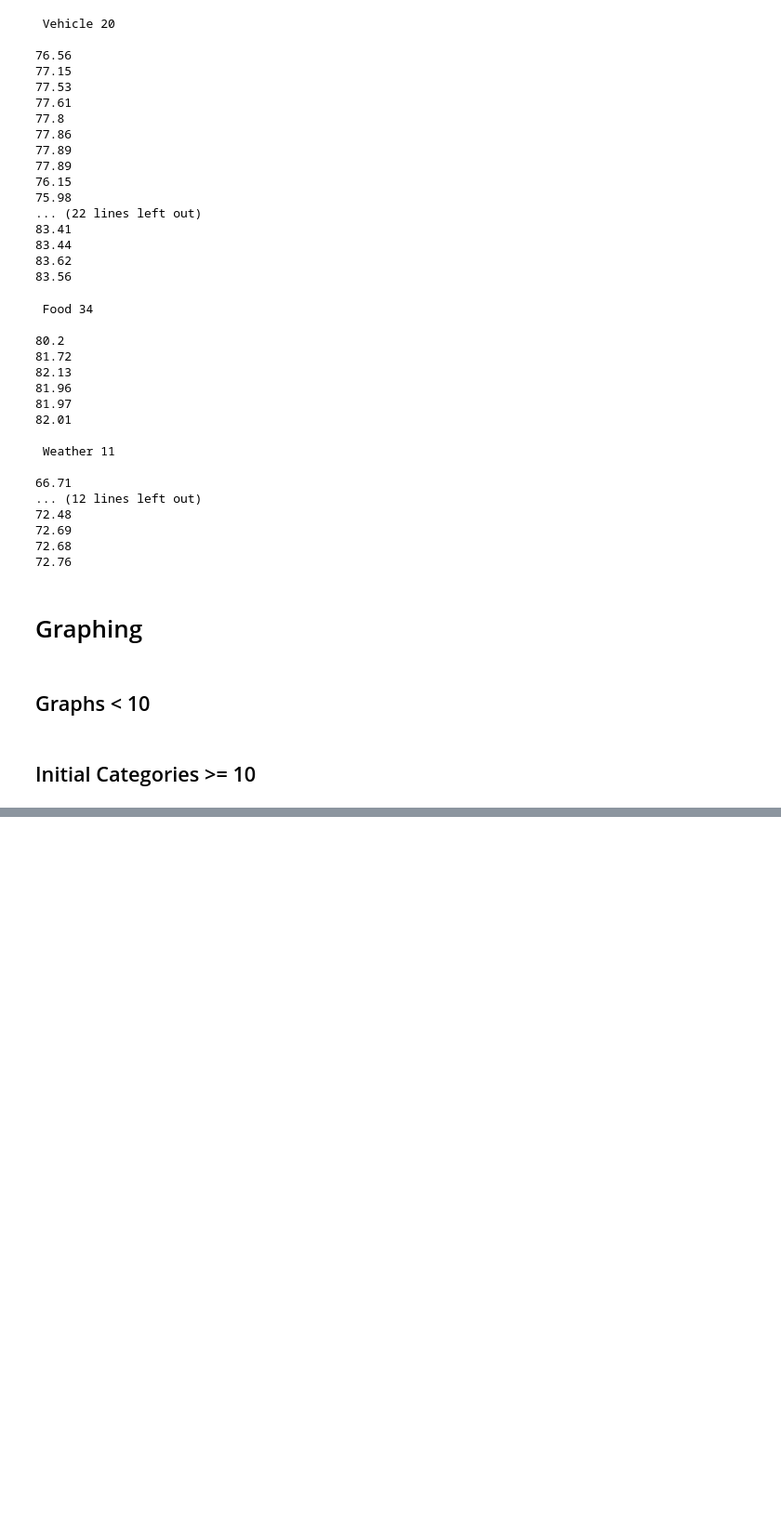
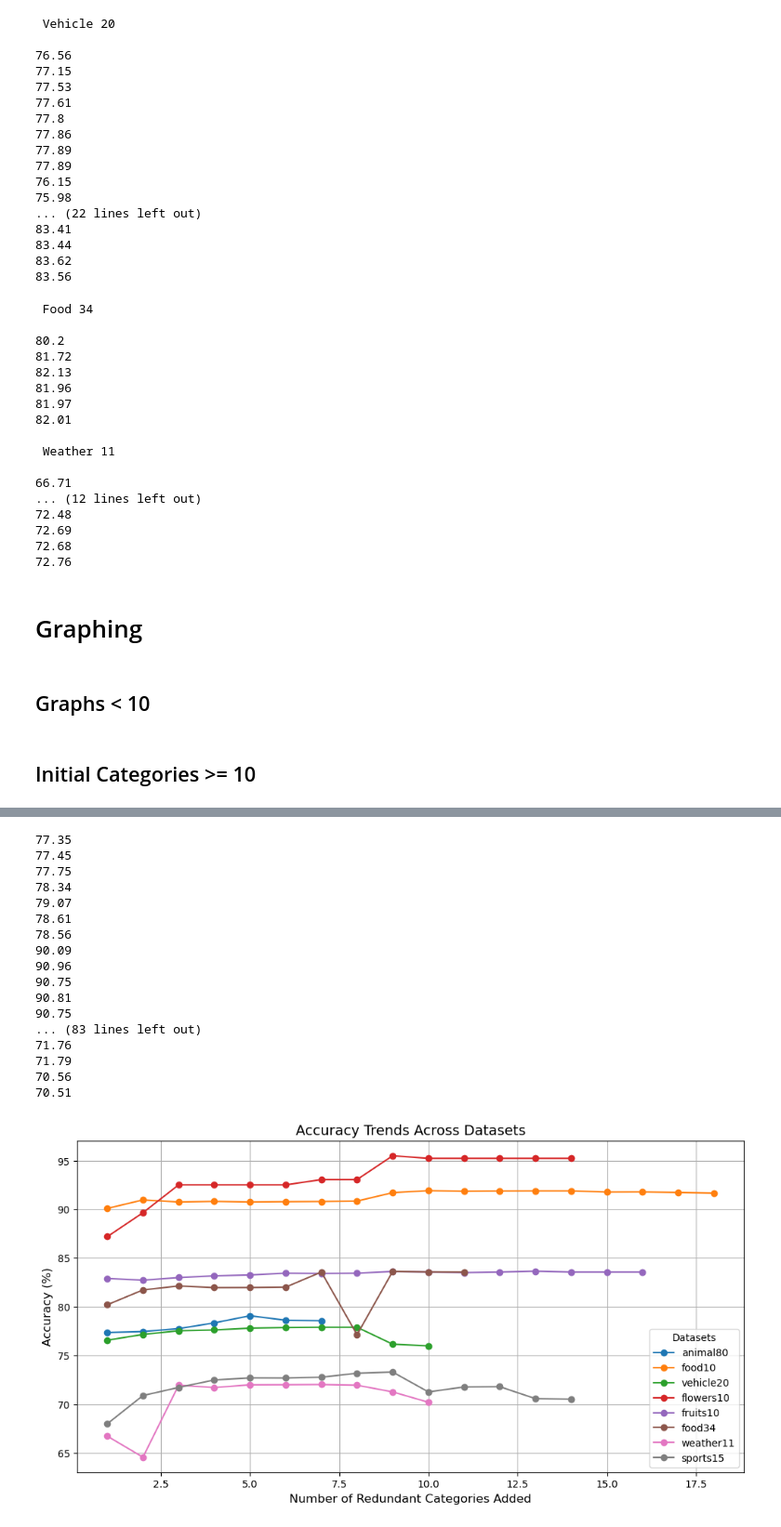
Before and after one commit to anthony-lamelas/CLIP_category_singularity, a Jupyter notebook: Tested_Datasets_and_Graphing/Analysis_Without_ImagePicture_Of.ipynb, the cells around one changed output, grey strips where cells are left out. Shown at 93% size. Saved outputs shown, nothing was run; the diff lists cells and outputs as text; code cells hidden in the pictures; blank space fills up the shorter version.

```diff
--- a/Tested_Datasets_and_Graphing/Analysis_Without_ImagePicture_Of.ipynb
+++ b/Tested_Datasets_and_Graphing/Analysis_Without_ImagePicture_Of.ipynb
@@ -4374,0 +4373,79 @@ plt.show()
+# %%
+import matplotlib.pyplot as plt
+
+iterations = list(range(1, 19))  # Define a larger range to cover all possible lengths
+
+datasets = {
+    "animal80": [aOcheck_accuracy('animal80/a80.csv', a80), aOcheck_accuracy('animal80/a160.csv', a160), aOcheck_accuracy('animal80/a240.csv', a240), aOcheck_accuracy('animal80/a320.csv', a320), aOcheck_accuracy('animal80/a400.csv', a400),
+                 aOcheck_accuracy('animal80/a480.csv', a480), aOcheck_accuracy('animal80/a540.csv', a540)],
+
+    "food10": [aOcheck_accuracy("WithoutIP/food10/f10.csv",f10), aOcheck_accuracy("WithoutIP/food10/f20.csv",f20), aOcheck_accuracy("WithoutIP/food10/f30.csv",f30), aOcheck_accuracy("WithoutIP/food10/f40.csv",f40),
+               aOcheck_accuracy("WithoutIP/food10/f50.csv",f50), aOcheck_accuracy("WithoutIP/food10/f60.csv",f60), aOcheck_accuracy("WithoutIP/food10/f70.csv",f70), aOcheck_accuracy("WithoutIP/food10/f80.csv",f80),
+               aOcheck_accuracy("WithoutIP/food10/f90.csv",f90), aOcheck_accuracy("WithoutIP/food10/f100.csv",f100),
+               aOcheck_accuracy("WithoutIP/food10/f110.csv",f110), aOcheck_accuracy("WithoutIP/food10/f120.csv",f120), aOcheck_accuracy("WithoutIP/food10/f130.csv",f130), aOcheck_accuracy("WithoutIP/food10/f140.csv",f140),
+               aOcheck_accuracy("WithoutIP/food10/f150.csv",f150), aOcheck_accuracy("WithoutIP/food10/f160.csv",f160), 91.73, aOcheck_accuracy("WithoutIP/food10/f180.csv",f180),
+            ],
+
+    "vehicle20": [aOcheck_accuracy("WithoutIP/Vehicle20/v20.csv",v20), aOcheck_accuracy("WithoutIP/Vehicle20/v40.csv",v40), aOcheck_accuracy("WithoutIP/Vehicle20/v60.csv",v60), aOcheck_accuracy("WithoutIP/Vehicle20/v80.csv",v80),
+                  aOcheck_accuracy("WithoutIP/Vehicle20/v100.csv",v100), aOcheck_accuracy("WithoutIP/Vehicle20/v120.csv",v120), aOcheck_accuracy("WithoutIP/Vehicle20/v140.csv",v140), aOcheck_accuracy("WithoutIP/Vehicle20/v160.csv",v160),
+                  aOcheck_accuracy("WithoutIP/Vehicle20/v180.csv",v180), aOcheck_accuracy("WithoutIP/Vehicle20/v200.csv",v200)],
+
+    "flowers10": [flowers_accuracy("WithoutIP/flowers10/f10.csv",fl10), flowers_accuracy("WithoutIP/flowers10/f20.csv",fl20), flowers_accuracy("WithoutIP/flowers10/f30.csv",fl30), flowers_accuracy("WithoutIP/flowers10/f40.csv",fl40),
+                  flowers_accuracy("WithoutIP/flowers10/f50.csv",fl50), flowers_accuracy("WithoutIP/flowers10/f60.csv",fl60), flowers_accuracy("WithoutIP/flowers10/f70.csv",fl70), flowers_accuracy("WithoutIP/flowers10/f80.csv",fl80),
+                  flowers_accuracy("WithoutIP/flowers10/f90.csv",fl90), flowers_accuracy("WithoutIP/flowers10/f100.csv",fl100), flowers_accuracy("WithoutIP/flowers10/fl110.csv",fl110), flowers_accuracy("WithoutIP/flowers10/fl120.csv",fl120),
+                  flowers_accuracy("WithoutIP/flowers10/fl130.csv",fl130), flowers_accuracy("WithoutIP/flowers10/fl140.csv",fl140)],
+
+    "fruits10": [aOcheck_accuracy("WithoutIP/fruits10/fr10.csv",fr10), aOcheck_accuracy("WithoutIP/fruits10/fr20.csv",fr20), aOcheck_accuracy("WithoutIP/fruits10/fr30.csv",fr30), aOcheck_accuracy("WithoutIP/fruits10/fr40.csv",fr40),
+                 aOcheck_accuracy("WithoutIP/fruits10/fr50.csv",fr50), aOcheck_accuracy("WithoutIP/fruits10/fr60.csv",fr60), aOcheck_accuracy("WithoutIP/fruits10/fr70.csv",fr70), aOcheck_accuracy("WithoutIP/fruits10/fr80.csv",fr80),
+                 aOcheck_accuracy("WithoutIP/fruits10/fr90.csv",fr90), aOcheck_accuracy("WithoutIP/fruits10/fr100.csv",fr100), aOcheck_accuracy("WithoutIP/fruits10/fr110.csv",fr110), aOcheck_accuracy("WithoutIP/fruits10/fr120.csv",fr120),
+                 aOcheck_accuracy("WithoutIP/fruits10/fr130.csv",fr130), aOcheck_accuracy("WithoutIP/fruits10/fr140.csv",fr140), aOcheck_accuracy("WithoutIP/fruits10/fr150.csv",fr150), aOcheck_accuracy("WithoutIP/fruits10/fr160.csv",fr160),
+                 ],
+
+    "food34": [aOcheck_accuracy("WithoutIP/food34/f34.csv",f34), aOcheck_accuracy("WithoutIP/food34/f68.csv",f68), aOcheck_accuracy("WithoutIP/food34/f102.csv",f102), aOcheck_accuracy("WithoutIP/food34/f136.csv",f136),
+               aOcheck_accuracy("WithoutIP/food34/f170.csv",f170), aOcheck_accuracy("WithoutIP/food34/f204.csv",f204), aOcheck_accuracy("WithoutIP/food34/f238.csv",f238), aOcheck_accuracy("WithoutIP/food34/f272.csv",f272),
+               aOcheck_accuracy("WithoutIP/food34/f306.csv",f306), aOcheck_accuracy("WithoutIP/food34/f340.csv",f340), aOcheck_accuracy("WithoutIP/food34/f372.csv",f372)],
+
+    "weather11": [aOcheck_accuracy("WithoutIP/weather11/w11.csv",w11), aOcheck_accuracy("WithoutIP/weather11/w22.csv",w22), aOcheck_accuracy("WithoutIP/weather11/w33.csv",w33), aOcheck_accuracy("WithoutIP/weather11/w44.csv",w44),
+                  aOcheck_accuracy("WithoutIP/weather11/w55.csv",w55), aOcheck_accuracy("WithoutIP/weather11/w66.csv",w66), aOcheck_accuracy("WithoutIP/weather11/w77.csv",w77), aOcheck_accuracy("WithoutIP/weather11/w88.csv",w88),
+                  aOcheck_accuracy("WithoutIP/weather11/w99.csv",w99), aOcheck_accuracy("WithoutIP/weather11/w110.csv",w110)],
+
+    "sports15": [aOcheck_accuracy("WithoutIP/sports15/s15.csv",s15), aOcheck_accuracy("WithoutIP/sports15/s30.csv",s30), aOcheck_accuracy("WithoutIP/sports15/s45.csv",s45), aOcheck_accuracy("WithoutIP/sports15/s60.csv",s60),
+                 aOcheck_accuracy("WithoutIP/sports15/s75.csv",s75), aOcheck_accuracy("WithoutIP/sports15/s90.csv",s90), aOcheck_accuracy("WithoutIP/sports15/s105.csv",s105), aOcheck_accuracy("WithoutIP/sports15/s120.csv",s120),
+                 aOcheck_accuracy("WithoutIP/sports15/s135.csv",s135), aOcheck_accuracy("WithoutIP/sports15/s150.csv",s150), aOcheck_accuracy("WithoutIP/sports15/s165.csv",s165), aOcheck_accuracy("WithoutIP/sports15/s180.csv",s180),
+                 aOcheck_accuracy("WithoutIP/sports15/s195.csv",s195), aOcheck_accuracy("WithoutIP/sports15/s210.csv",s210)]
+}
+
+plt.figure(figsize=(12, 6))
+
+for dataset_name, accuracies in datasets.items():
+    x_values = iterations[:len(accuracies)]  # Match the length of iterations to the dataset
+    plt.plot(x_values, accuracies, label=dataset_name, marker='o')
+
+# Adding labels, title, and legend
+plt.xlabel('Number of Redundant Categories Added', fontsize=12)
+plt.ylabel('Accuracy (%)', fontsize=12)
+plt.title('Accuracy Trends Across Datasets', fontsize=14)
+plt.grid(True)
+plt.legend(title="Datasets", fontsize=10)
+
+# Display the plot
+plt.show()
+# %% [output]
+77.35
+77.45
+77.75
+78.34
+79.07
+78.61
+78.56
+90.09
+90.96
+90.75
+90.81
+90.75
+... (83 lines left out)
+71.76
+71.79
+70.56
+70.51
+[figure, added]
```
Also changed, not shown: parts of 2 cells of this notebook, 14 other files.
